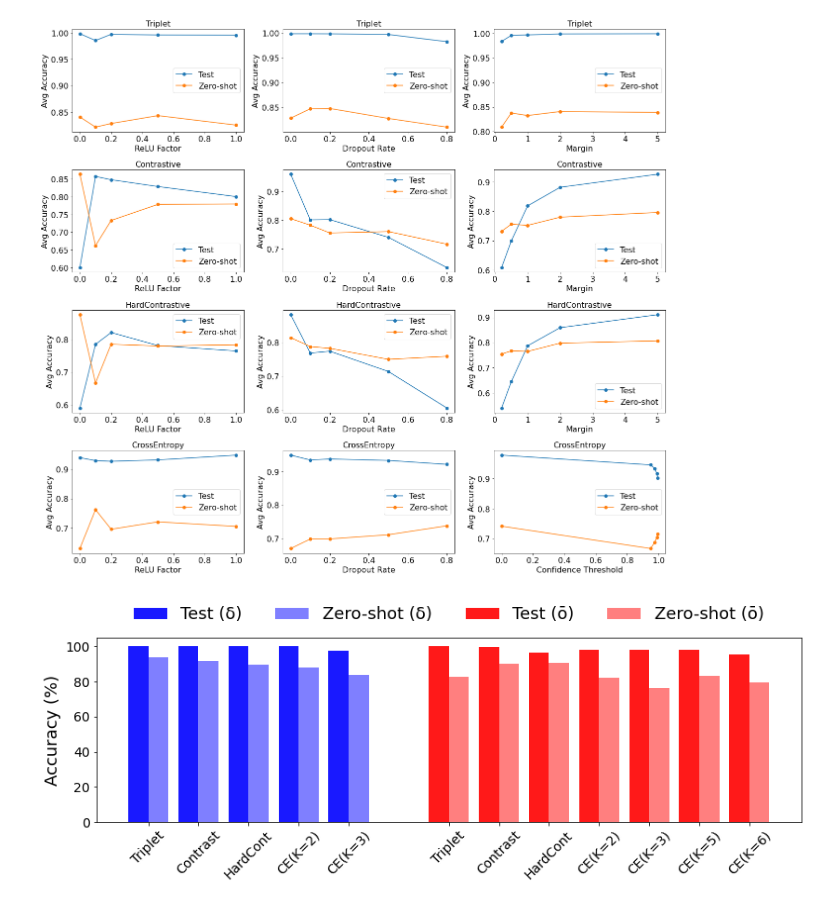
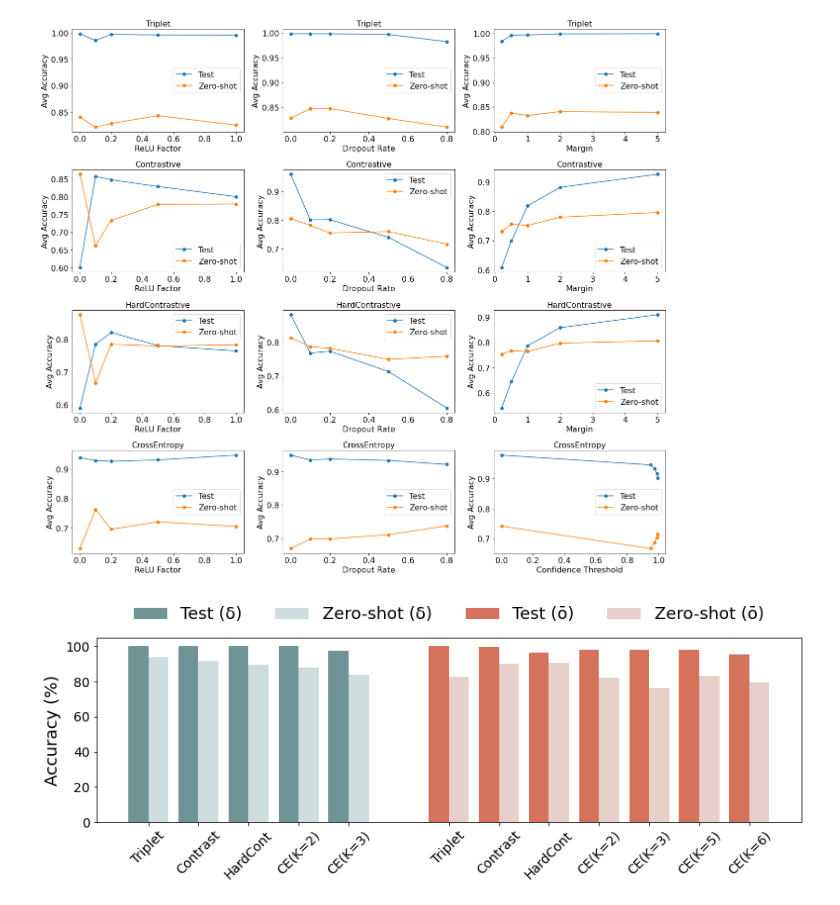
Before and after one commit to smtnkc/CoV-SNN, a Jupyter notebook: step10_plot_performance.ipynb, the cells around one changed output. Saved outputs shown, nothing was run; the diff lists cells and outputs as text; code cells hidden in the pictures.

```diff
--- a/step10_plot_performance.ipynb
+++ b/step10_plot_performance.ipynb
@@ -115,35 +115,35 @@ plt.figure(figsize=(12, 5))
 colormapb = plt.get_cmap('tab20b')
 colormapc = plt.get_cmap('Pastel1')
 
-plt.bar(r1 - bar_width/2, delta_df['MAX_TEST_ACC'], color="blue", alpha=0.9, width=bar_width, label='Test (\u03B4)')
-plt.bar(r1 + bar_width/2, delta_df['MAX_ZERO_ACC'], color="blue", alpha=0.5, width=bar_width, label='Zero-shot (\u03B4)')
+plt.bar(r1 - bar_width/2, delta_df['MAX_TEST_ACC'], color="#61898a", alpha=0.9, width=bar_width, label='Test (\u03B4)')
+plt.bar(r1 + bar_width/2, delta_df['MAX_ZERO_ACC'], color="#9cbaba", alpha=0.5, width=bar_width, label='Zero-shot (\u03B4)')
 
 # Other NEG_SET bars
-plt.bar(r2 - bar_width/2, other_df['MAX_TEST_ACC'], color="red", alpha=0.9, width=bar_width, label='Test (\u014D)')
-plt.bar(r2 + bar_width/2, other_df['MAX_ZERO_ACC'], color="red", alpha=0.5, width=bar_width, label='Zero-shot (\u014D)')
+plt.bar(r2 - bar_width/2, other_df['MAX_TEST_ACC'], color="#d16349", alpha=0.9, width=bar_width, label='Test (\u014D)')
+plt.bar(r2 + bar_width/2, other_df['MAX_ZERO_ACC'], color="#d2a296", alpha=0.5, width=bar_width, label='Zero-shot (\u014D)')
 
 # Adding the legends for NEG_SET and ACC type
 legend_labels = [f'{row["LEGEND_NAME"]}' for _, row in delta_df.iterrows()] + [f'{row["LEGEND_NAME"]}' for _, row in other_df.iterrows()]
 plt.xticks(np.concatenate((r1, r2)), legend_labels, rotation=45)
 
 # Add labels
 #plt.xlabel('Configurations')
 plt.ylabel('Accuracy (%)')
 #plt.title('Test Accuracy and Zero-shot Accuracy for Different Configurations', pad=40)
 
 # Move legend between title and plot, with 4 columns
 plt.legend(loc='upper center', bbox_to_anchor=(0.5, 1.25), ncol=4, frameon=False)
 
 font_size = 18
 plt.rc('font', size=font_size)
 plt.rc('axes', titlesize=font_size)
 plt.rc('axes', labelsize=font_size)
 plt.rc('xtick', labelsize=font_size-4)
 plt.rc('ytick', labelsize=font_size-4)
 plt.rc('legend', fontsize=font_size)
 plt.rc('figure', titlesize=font_size)
 plt.tight_layout()
 plt.savefig('figures/global_performance.pdf')
 plt.show()
 # %% [output]
-[figure, old version]
+[figure, new version]
```
Also changed, not shown: 10 other files.
